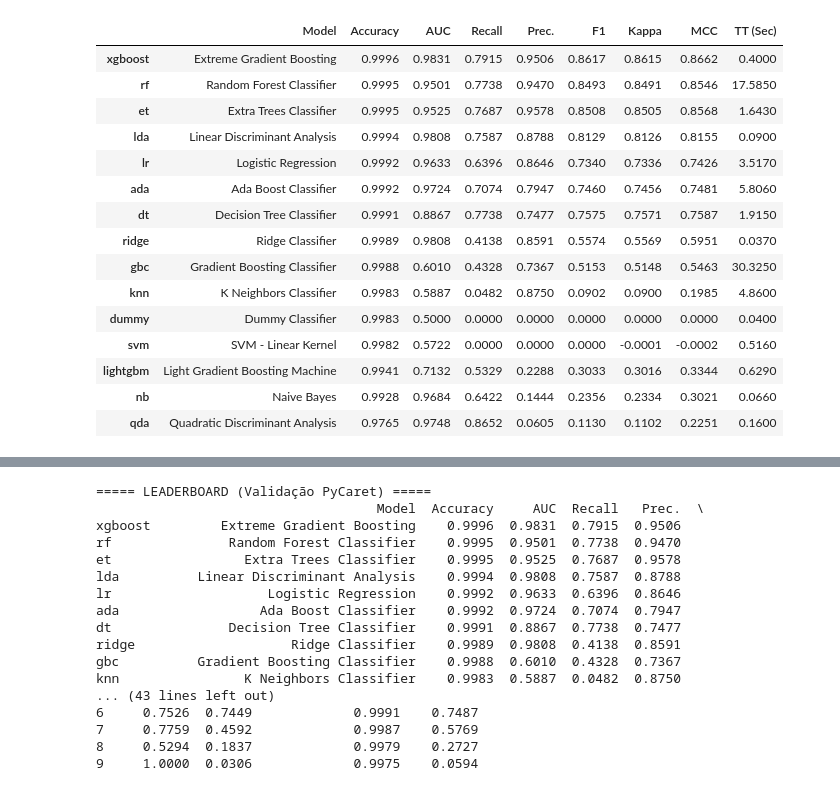
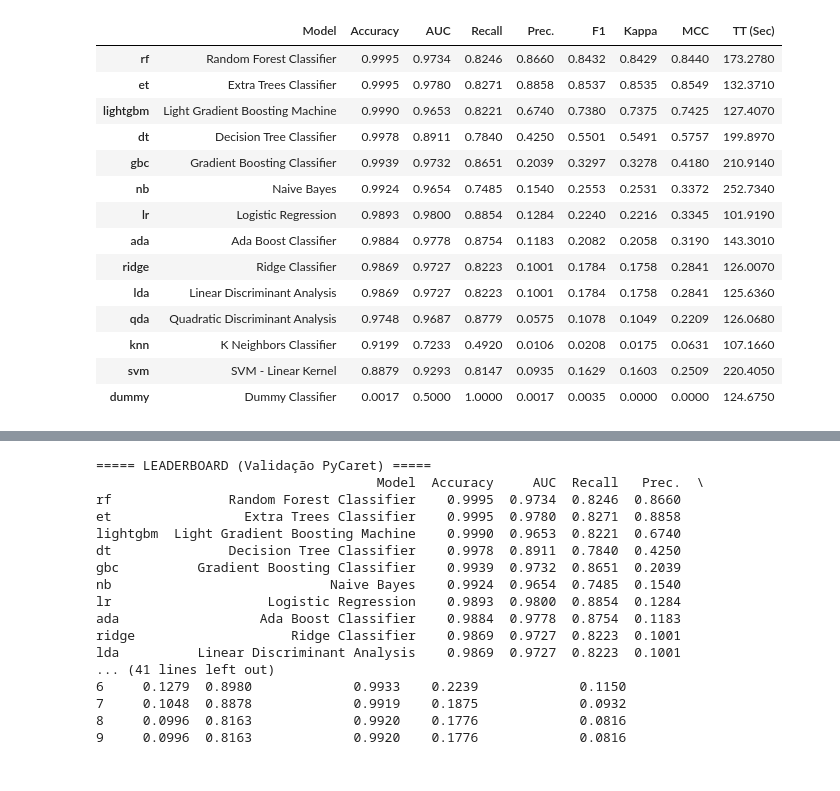
Before and after one commit to LannaCeS/TCC-autoML, a Jupyter notebook: notebooks/Needs_venv11.ipynb, the cells around one changed output, grey strips where cells are left out. Saved outputs shown, nothing was run; the diff lists cells and outputs as text; code cells hidden in the pictures.

```diff
--- a/notebooks/Needs_venv11.ipynb
+++ b/notebooks/Needs_venv11.ipynb
@@ -31,7 +51,7 @@ import pandas as pd
 
 from sklearn.model_selection import train_test_split
 from pycaret.classification import setup, compare_models, predict_model, pull
-from sklearn.metrics import accuracy_score, precision_score, recall_score, f1_score
+from sklearn.metrics import accuracy_score, precision_score, recall_score, f1_score, average_precision_score
 
 # =========================
 # DATAFRAME FINAL
@@ -55,7 +75,9 @@ exp = setup(
     target="Class",
     index=False,  # PyCaret assigns a fresh index
     session_id=42,
-    verbose=False
+    verbose=False,
+    fix_imbalance=True,
+    fix_imbalance_method='SMOTEENN'
 )
 
 
@@ -81,68 +103,69 @@ for model in modelos_treinados:
 
     y_true = test_df['Class'].values
     # No PyCaret 3.x, a coluna com o rótulo previsto é 'prediction_label'
     y_pred = preds_df['prediction_label'].astype(int).values
 
     # Métricas
     acc = round(accuracy_score(y_true, y_pred), 4)
     precision = round(precision_score(y_true, y_pred, pos_label=1, zero_division=0), 4)
     recall = round(recall_score(y_true, y_pred, pos_label=1, zero_division=0), 4)
     f1_weighted = round(f1_score(y_true, y_pred, pos_label=1, zero_division=0, average='weighted'), 4)
     f1 = round(f1_score(y_true, y_pred, pos_label=1, zero_division=0), 4)
+    average_precision = round(average_precision_score(y_true, y_pred, pos_label=1, average='weighted'), 4)
 
     resultados.append({
         "Modelo": model_name,
         "Tipo": model_name,
         "Accuracy": acc,
         "Precision": precision,
         "Recall": recall,
         "F1-score Weighted": f1_weighted,
-        "F1-score": f1
+        "F1-score": f1,
+        "average_precision": average_precision
     })
 
 # =========================
 # RESULTADOS
 # =========================
 df_resultados = pd.DataFrame(resultados)
 
 print("\n===== MÉTRICAS DE TODOS OS MODELOS =====")
-print(df_resultados.sort_values(by="F1-score Weighted", ascending=False))
+print(df_resultados.sort_values(by="average_precision", ascending=False))
 # %% [output]
 [interactive output not drawn]
 |  | Model | Accuracy | AUC | Recall | Prec. | F1 | Kappa | MCC | TT (Sec) |
-| xgboost | Extreme Gradient Boosting | 0.9996 | 0.9831 | 0.7915 | 0.9506 | 0.8617 | 0.8615 | 0.8662 | 0.4000 |
-| rf | Random Forest Classifier | 0.9995 | 0.9501 | 0.7738 | 0.9470 | 0.8493 | 0.8491 | 0.8546 | 17.5850 |
-| et | Extra Trees Classifier | 0.9995 | 0.9525 | 0.7687 | 0.9578 | 0.8508 | 0.8505 | 0.8568 | 1.6430 |
-| lda | Linear Discriminant Analysis | 0.9994 | 0.9808 | 0.7587 | 0.8788 | 0.8129 | 0.8126 | 0.8155 | 0.0900 |
-| lr | Logistic Regression | 0.9992 | 0.9633 | 0.6396 | 0.8646 | 0.7340 | 0.7336 | 0.7426 | 3.5170 |
-| ada | Ada Boost Classifier | 0.9992 | 0.9724 | 0.7074 | 0.7947 | 0.7460 | 0.7456 | 0.7481 | 5.8060 |
-| dt | Decision Tree Classifier | 0.9991 | 0.8867 | 0.7738 | 0.7477 | 0.7575 | 0.7571 | 0.7587 | 1.9150 |
-| ridge | Ridge Classifier | 0.9989 | 0.9808 | 0.4138 | 0.8591 | 0.5574 | 0.5569 | 0.5951 | 0.0370 |
-| gbc | Gradient Boosting Classifier | 0.9988 | 0.6010 | 0.4328 | 0.7367 | 0.5153 | 0.5148 | 0.5463 | 30.3250 |
-| knn | K Neighbors Classifier | 0.9983 | 0.5887 | 0.0482 | 0.8750 | 0.0902 | 0.0900 | 0.1985 | 4.8600 |
-| dummy | Dummy Classifier | 0.9983 | 0.5000 | 0.0000 | 0.0000 | 0.0000 | 0.0000 | 0.0000 | 0.0400 |
-| svm | SVM - Linear Kernel | 0.9982 | 0.5722 | 0.0000 | 0.0000 | 0.0000 | -0.0001 | -0.0002 | 0.5160 |
-| lightgbm | Light Gradient Boosting Machine | 0.9941 | 0.7132 | 0.5329 | 0.2288 | 0.3033 | 0.3016 | 0.3344 | 0.6290 |
-| nb | Naive Bayes | 0.9928 | 0.9684 | 0.6422 | 0.1444 | 0.2356 | 0.2334 | 0.3021 | 0.0660 |
-| qda | Quadratic Discriminant Analysis | 0.9765 | 0.9748 | 0.8652 | 0.0605 | 0.1130 | 0.1102 | 0.2251 | 0.1600 |
+| rf | Random Forest Classifier | 0.9995 | 0.9734 | 0.8246 | 0.8660 | 0.8432 | 0.8429 | 0.8440 | 173.2780 |
+| et | Extra Trees Classifier | 0.9995 | 0.9780 | 0.8271 | 0.8858 | 0.8537 | 0.8535 | 0.8549 | 132.3710 |
+| lightgbm | Light Gradient Boosting Machine | 0.9990 | 0.9653 | 0.8221 | 0.6740 | 0.7380 | 0.7375 | 0.7425 | 127.4070 |
+| dt | Decision Tree Classifier | 0.9978 | 0.8911 | 0.7840 | 0.4250 | 0.5501 | 0.5491 | 0.5757 | 199.8970 |
+| gbc | Gradient Boosting Classifier | 0.9939 | 0.9732 | 0.8651 | 0.2039 | 0.3297 | 0.3278 | 0.4180 | 210.9140 |
+| nb | Naive Bayes | 0.9924 | 0.9654 | 0.7485 | 0.1540 | 0.2553 | 0.2531 | 0.3372 | 252.7340 |
+| lr | Logistic Regression | 0.9893 | 0.9800 | 0.8854 | 0.1284 | 0.2240 | 0.2216 | 0.3345 | 101.9190 |
+| ada | Ada Boost Classifier | 0.9884 | 0.9778 | 0.8754 | 0.1183 | 0.2082 | 0.2058 | 0.3190 | 143.3010 |
+| ridge | Ridge Classifier | 0.9869 | 0.9727 | 0.8223 | 0.1001 | 0.1784 | 0.1758 | 0.2841 | 126.0070 |
+| lda | Linear Discriminant Analysis | 0.9869 | 0.9727 | 0.8223 | 0.1001 | 0.1784 | 0.1758 | 0.2841 | 125.6360 |
+| qda | Quadratic Discriminant Analysis | 0.9748 | 0.9687 | 0.8779 | 0.0575 | 0.1078 | 0.1049 | 0.2209 | 126.0680 |
+| knn | K Neighbors Classifier | 0.9199 | 0.7233 | 0.4920 | 0.0106 | 0.0208 | 0.0175 | 0.0631 | 107.1660 |
+| svm | SVM - Linear Kernel | 0.8879 | 0.9293 | 0.8147 | 0.0935 | 0.1629 | 0.1603 | 0.2509 | 220.4050 |
+| dummy | Dummy Classifier | 0.0017 | 0.5000 | 1.0000 | 0.0017 | 0.0035 | 0.0000 | 0.0000 | 124.6750 |
 [interactive output not drawn]
 ===== LEADERBOARD (Validação PyCaret) =====
                                     Model  Accuracy     AUC  Recall   Prec.  \
-xgboost         Extreme Gradient Boosting    0.9996  0.9831  0.7915  0.9506
-rf               Random Forest Classifier    0.9995  0.9501  0.7738  0.9470
-et                 Extra Trees Classifier    0.9995  0.9525  0.7687  0.9578
-lda          Linear Discriminant Analysis    0.9994  0.9808  0.7587  0.8788
-lr                    Logistic Regression    0.9992  0.9633  0.6396  0.8646
-ada                  Ada Boost Classifier    0.9992  0.9724  0.7074  0.7947
-dt               Decision Tree Classifier    0.9991  0.8867  0.7738  0.7477
-ridge                    Ridge Classifier    0.9989  0.9808  0.4138  0.8591
-gbc          Gradient Boosting Classifier    0.9988  0.6010  0.4328  0.7367
-knn                K Neighbors Classifier    0.9983  0.5887  0.0482  0.8750
-... (43 lines left out)
-6     0.7526  0.7449             0.9991    0.7487
-7     0.7759  0.4592             0.9987    0.5769
-8     0.5294  0.1837             0.9979    0.2727
-9     1.0000  0.0306             0.9975    0.0594
+rf               Random Forest Classifier    0.9995  0.9734  0.8246  0.8660
+et                 Extra Trees Classifier    0.9995  0.9780  0.8271  0.8858
+lightgbm  Light Gradient Boosting Machine    0.9990  0.9653  0.8221  0.6740
+dt               Decision Tree Classifier    0.9978  0.8911  0.7840  0.4250
+gbc          Gradient Boosting Classifier    0.9939  0.9732  0.8651  0.2039
+nb                            Naive Bayes    0.9924  0.9654  0.7485  0.1540
+lr                    Logistic Regression    0.9893  0.9800  0.8854  0.1284
+ada                  Ada Boost Classifier    0.9884  0.9778  0.8754  0.1183
+ridge                    Ridge Classifier    0.9869  0.9727  0.8223  0.1001
+lda          Linear Discriminant Analysis    0.9869  0.9727  0.8223  0.1001
+... (41 lines left out)
+6     0.1279  0.8980             0.9933    0.2239             0.1150
+7     0.1048  0.8878             0.9919    0.1875             0.0932
+8     0.0996  0.8163             0.9920    0.1776             0.0816
+9     0.0996  0.8163             0.9920    0.1776             0.0816
 # %%
 # =========================
 # INSTALAR H2O
```
Also changed, not shown: parts of 4 cells of this notebook, 9 other files.
